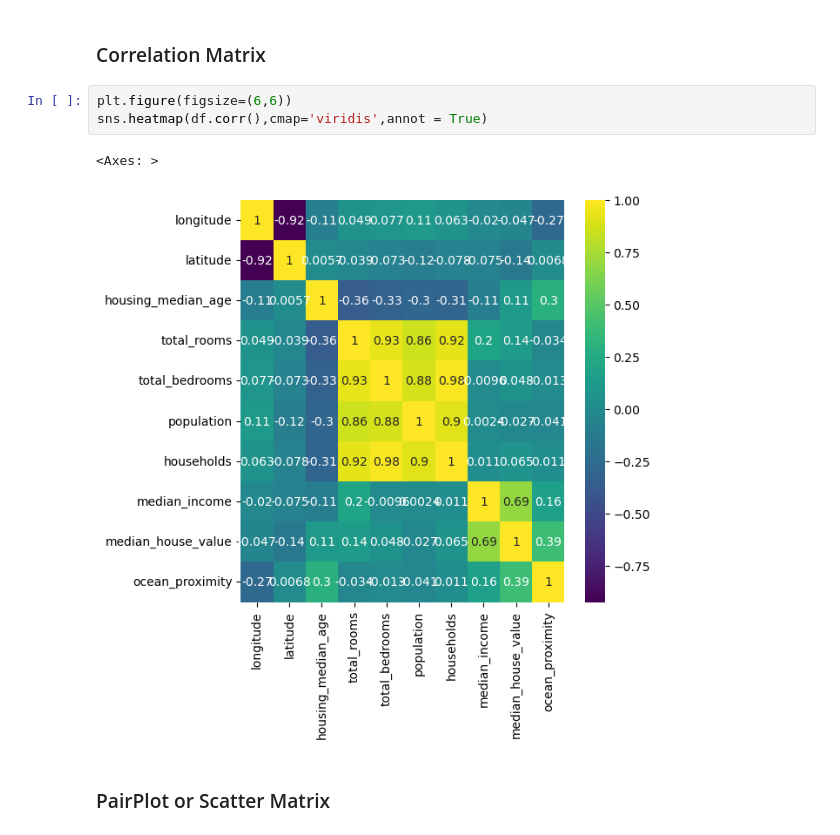
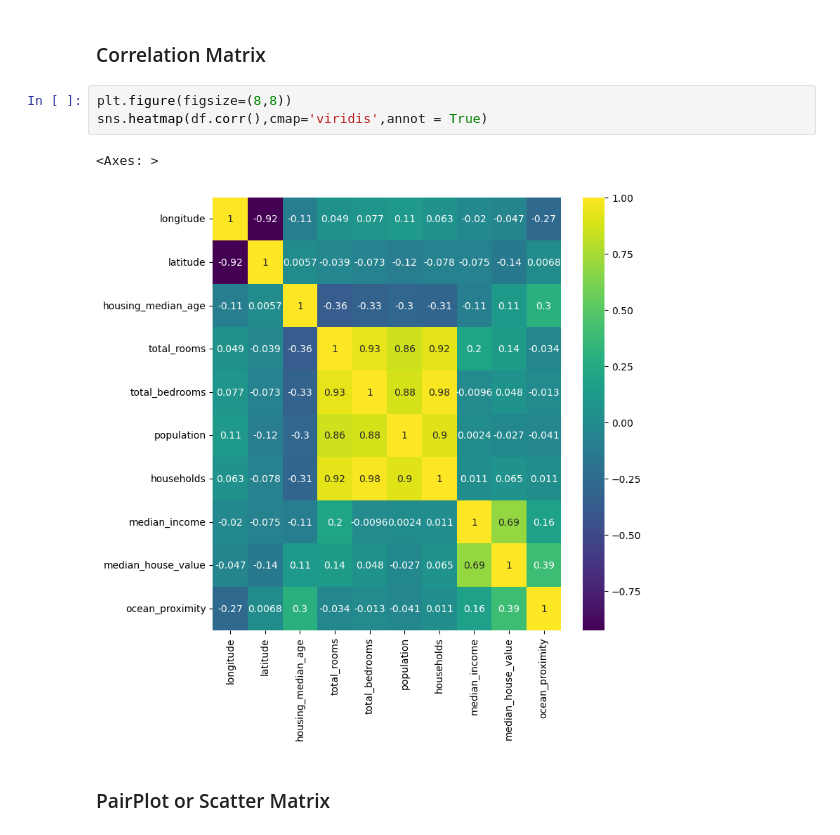
Before and after one commit to Vk-XR/ML-Projects, a Jupyter notebook: California-housing-prices-regression.ipynb, the cells around one changed output. Drawn from its saved outputs; the diff is of its cells as text.

```diff
--- a/California-housing-prices-regression.ipynb
+++ b/California-housing-prices-regression.ipynb
@@ -183,11 +183,11 @@ df.plot(kind = 'scatter',x='longitude',y='latitude',alpha=0.3,
 # %% [markdown]
 ### Correlation Matrix
 # %%
-plt.figure(figsize=(6,6))
+plt.figure(figsize=(8,8))
 sns.heatmap(df.corr(),cmap='viridis',annot = True)
 # %% [output]
 <Axes: >
-[figure, old version]
+[figure, new version]
 # %% [markdown]
 ### PairPlot or Scatter Matrix
 # %%
```
Also changed, not shown: parts of 14 cells of this notebook.
